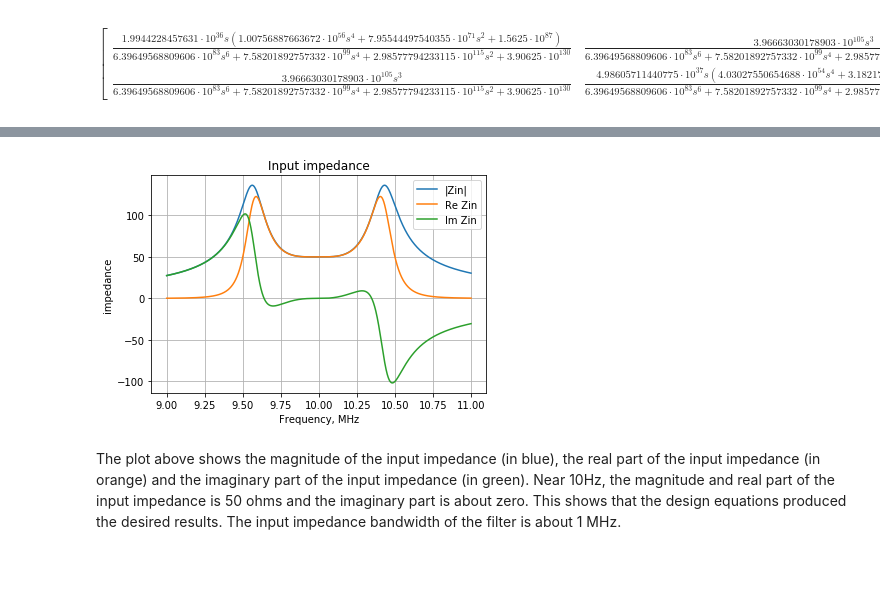
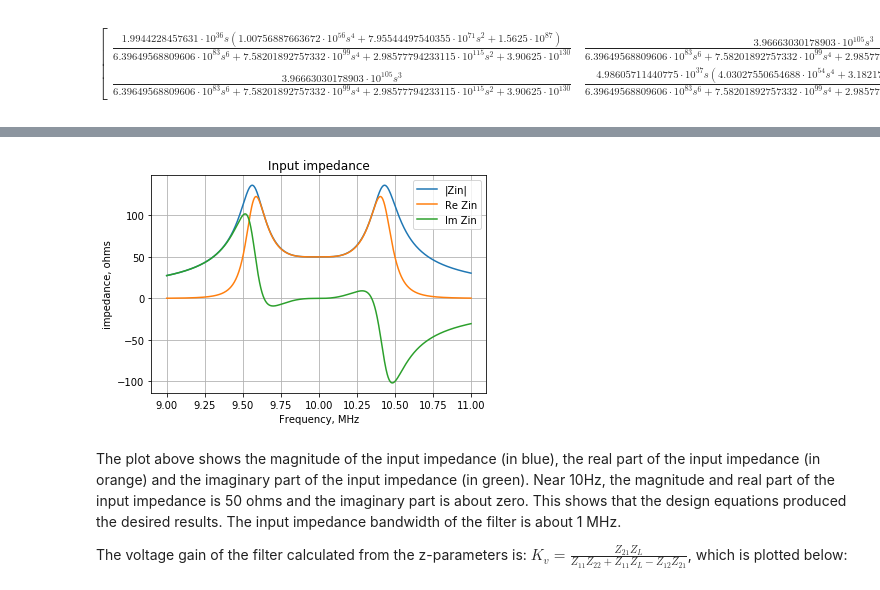
Before and after one commit to Tiburonboy/EE_jupyter_notebooks, a Jupyter notebook: Two port parameters/Two port parameters.ipynb, the cells around one changed output, grey strips where cells are left out. Drawn from its saved outputs; the diff is of its cells as text; code cells hidden in the pictures.

```diff
--- a/Two port parameters/Two port parameters.ipynb
+++ b/Two port parameters/Two port parameters.ipynb
@@ -664,20 +535,23 @@ Zs = Z
 # %%
-w = np.linspace(9e6*2*np.pi, 11e6*2*np.pi, 2000, endpoint=True)
-#w = np.linspace(8e6*2*np.pi, 12e6*2*np.pi, 2000, endpoint=True)
+# set the source and load impedance
+Zl = Zs = 50
+
+w = np.linspace(9e6*2*np.pi, 11e6*2*np.pi, 1000, endpoint=True)
 
 plt.title('Input impedance')
 
-plt.plot(w/(2*np.pi)/1e6, np.abs(func_z11_s(1j*w)-(func_z12_s(1j*w)*func_z21_s(1j*w))/(func_z22_s(1j*w)+Zl)),'-',label='|Zin|')
-plt.plot(w/(2*np.pi)/1e6, np.real(func_z11_s(1j*w)-(func_z12_s(1j*w)*func_z21_s(1j*w))/(func_z22_s(1j*w)+Zl)),'-',label='Re Zin')
-plt.plot(w/(2*np.pi)/1e6, np.imag(func_z11_s(1j*w)-(func_z12_s(1j*w)*func_z21_s(1j*w))/(func_z22_s(1j*w)+Zl)),'-',label='Im Zin')
-#plt.plot(w/(2*np.pi)/1e6, np.abs(func_z22_s(1j*w)-(func_z12_s(1j*w)*func_z21_s(1j*w))/(func_z11_s(1j*w)+Zs)),'-',label='|Zout|')
+plt.plot(w/(2*np.pi)/1e6, np.abs((func_z11_s(1j*w)*func_z22_s(1j*w)+func_z11_s(1j*w)*Zl-func_z12_s(1j*w)*func_z21_s(1j*w))/(func_z22_s(1j*w)+Zl)),'-',label='|Zin|')
+plt.plot(w/(2*np.pi)/1e6, np.real((func_z11_s(1j*w)*func_z22_s(1j*w)+func_z11_s(1j*w)*Zl-func_z12_s(1j*w)*func_z21_s(1j*w))/(func_z22_s(1j*w)+Zl)),'-',label='Re Zin')
+plt.plot(w/(2*np.pi)/1e6, np.imag((func_z11_s(1j*w)*func_z22_s(1j*w)+func_z11_s(1j*w)*Zl-func_z12_s(1j*w)*func_z21_s(1j*w))/(func_z22_s(1j*w)+Zl)),'-',label='Im Zin')
 
-plt.ylabel('impedance')
+plt.ylabel('impedance, ohms')
 plt.xlabel('Frequency, MHz')
 plt.legend()
 plt.grid()
 plt.show()
 # %% [output]
-[figure, old version]
+[figure, new version]
 # %% [markdown]
 The plot above shows the magnitude of the input impedance (in blue), the real part of the input impedance (in orange) and the imaginary part of the input impedance (in green). Near 10Hz, the magnitude and real part of the input impedance is 50 ohms and the imaginary part is about zero. This shows that the design equations produced the desired results. The input impedance bandwidth of the filter is about 1 MHz.
+
+The voltage gain of the filter calculated from the z-parameters is: $K_v=\frac{Z_{21}Z_{L}}{Z_{11}Z_{22}+Z_{11}Z_{L}-Z_{12}Z_{21}}$, which is plotted below:
```
Also changed, not shown: parts of 55 cells of this notebook.
